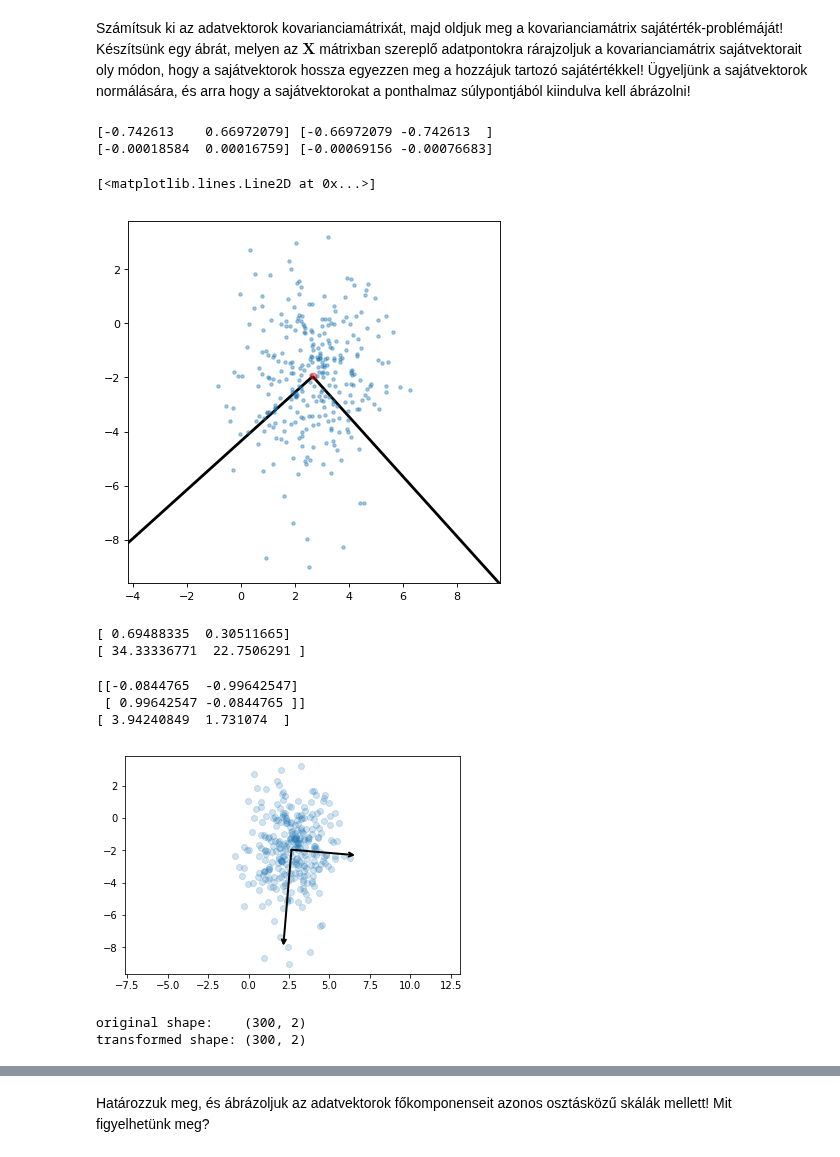
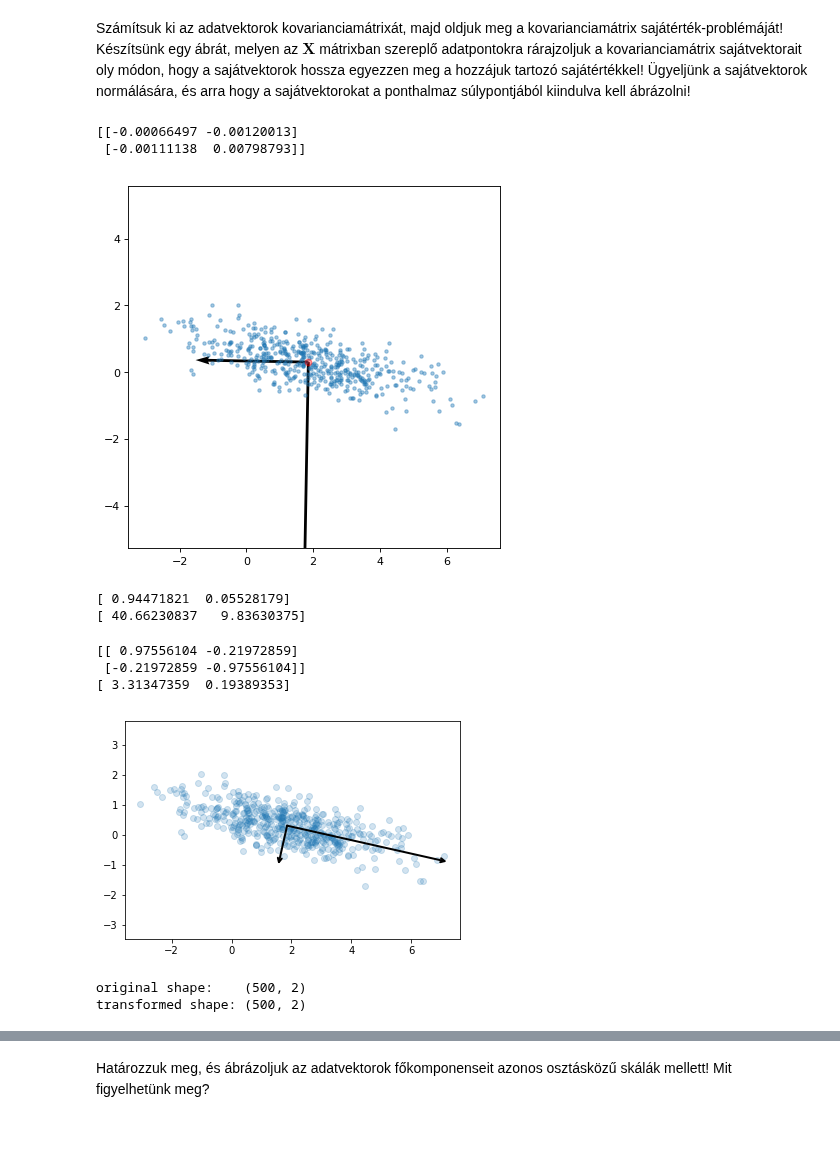
Before and after one commit to Tominano/Numerical-methods-of-physics-II, a Jupyter notebook: 5_feladatsor/5_feladat_Tomi.ipynb, the cells around one changed output, grey strips where cells are left out. Drawn from its saved outputs; the diff is of its cells as text; code cells hidden in the pictures.

```diff
--- a/5_feladatsor/5_feladat_Tomi.ipynb
+++ b/5_feladatsor/5_feladat_Tomi.ipynb
@@ -134,43 +126,36 @@ covariancia = linalg.inv(dot(transpose(genrand, axes = None),genrand))
 # %%
+genrand = gen_rand(500)
+genrand0 = genrand[:,0]
+genrand1 = genrand[:,1]
+
+covariancia = linalg.inv(dot(transpose(genrand, axes = None),genrand))
+#covariancia = cov(genrand[:,0],genrand[:,1])
+
+
 ertek,vektor=eig(covariancia) # Az A matrix sajatertekei es sajatvektorai
-vektor = conj(vektor)
+#vektor = conj(vektor)
 v1=vektor[:,0]
 v2=vektor[:,1]
-#A vektor hossza valóban egység
-#A sajátértékek
-#print(ertek[0],ertek[1])
 #Beállítom, hogy sajátérték hosszú legyen a vektor
 
 v1_norm= v1 *(abs(ertek[0]))
-v2_norm=v2 *(abs(ertek[1]))
-#Majd megnézem a hosszát
-c=sqrt((v1_norm[0])**2+(v1_norm[1])**2)
-d=sqrt((v2_norm[0])**2+(v2_norm[1])**2)
-#print(c,d)
-#megnézem, hogy merőleges-e
-print(v1,v2)
-print(v1_norm,v2_norm)
+v2_norm=v2 *abs((ertek[1]))
-# %% [output]
-[-0.742613    0.66972079] [-0.66972079 -0.742613  ]
-[-0.00018584  0.00016759] [-0.00069156 -0.00076683]
 # %%
 f=genrand.mean(axis=0)
-#plot(f[0],f[1],'ro')
 figure(num=None, figsize=(6, 6), dpi=80, facecolor='w', edgecolor='k')
 V = np.array([v1_norm,v2_norm])
 origin = f[0], f[1] # origin point
+
+cova1 = covariancia-mean(covariancia)-V
+print(cova1)
 plot(genrand0,genrand1, '.',alpha=0.4)
+quiver(*origin,1000*V[:,0],1000*V[:,1], scale=1)
+plot(f[0],f[1],'ro',alpha=0.4)
 axis('equal');
-rot = [[-1,0],[0,1]]
-#v1 = rot*v1
-#xlim(-5,5)
-#ylim(-5,5)
-#plt.quiver(*origin, 1000*(ertek*vektor)[:,0], 1000*(ertek*vektor)[:,1], color=['r','b'], scale=1)
-quiver(*origin,v1,v2, scale=1)
-plot(f[0],f[1],'ro',alpha=0.4)
 # %% [output]
-[<matplotlib.lines.Line2D at 0x...>]
+[[-0.00066497 -0.00120013]
+ [-0.00111138  0.00798793]]
-[figure, old version]
+[figure, new version]
 # %%
 #egy másik módszer
 
@@ -184,17 +169,17 @@ PCA(copy=True, iterated_power='auto', n_components=2, random_state=None,
 print(pca.explained_variance_ratio_)
 print(pca.singular_values_)
 # %% [output]
-[ 0.69488335  0.30511665]
-[ 34.33336771  22.7506291 ]
+[ 0.94471821  0.05528179]
+[ 40.66230837   9.83630375]
 # %%
 pca = PCA(n_components=2)
 pca.fit(X)
 print(pca.components_)
 print(pca.explained_variance_)
 # %% [output]
-[[-0.0844765  -0.99642547]
- [ 0.99642547 -0.0844765 ]]
-[ 3.94240849  1.731074  ]
+[[ 0.97556104 -0.21972859]
+ [-0.21972859 -0.97556104]]
+[ 3.31347359  0.19389353]
 # %%
 def draw_vector(v0, v1, ax=None):
     ax = ax or plt.gca()
@@ -210,15 +195,15 @@ for length, vector in zip(pca.explained_variance_, pca.components_):
     draw_vector(pca.mean_, pca.mean_ + v)
 axis('equal');
 # %% [output]
-[figure, old version]
+[figure, new version]
 # %%
 pca.fit(X)
 X_pca = pca.transform(X)
 print("original shape:   ", X.shape)
 print("transformed shape:", X_pca.shape)
 # %% [output]
-original shape:    (300, 2)
-transformed shape: (300, 2)
+original shape:    (500, 2)
+transformed shape: (500, 2)
 # %%
 X_new = pca.inverse_transform(X_pca)
 scatter(X[:, 0], X[:, 1], alpha=0.3)
```
Also changed, not shown: parts of 11 cells of this notebook.
